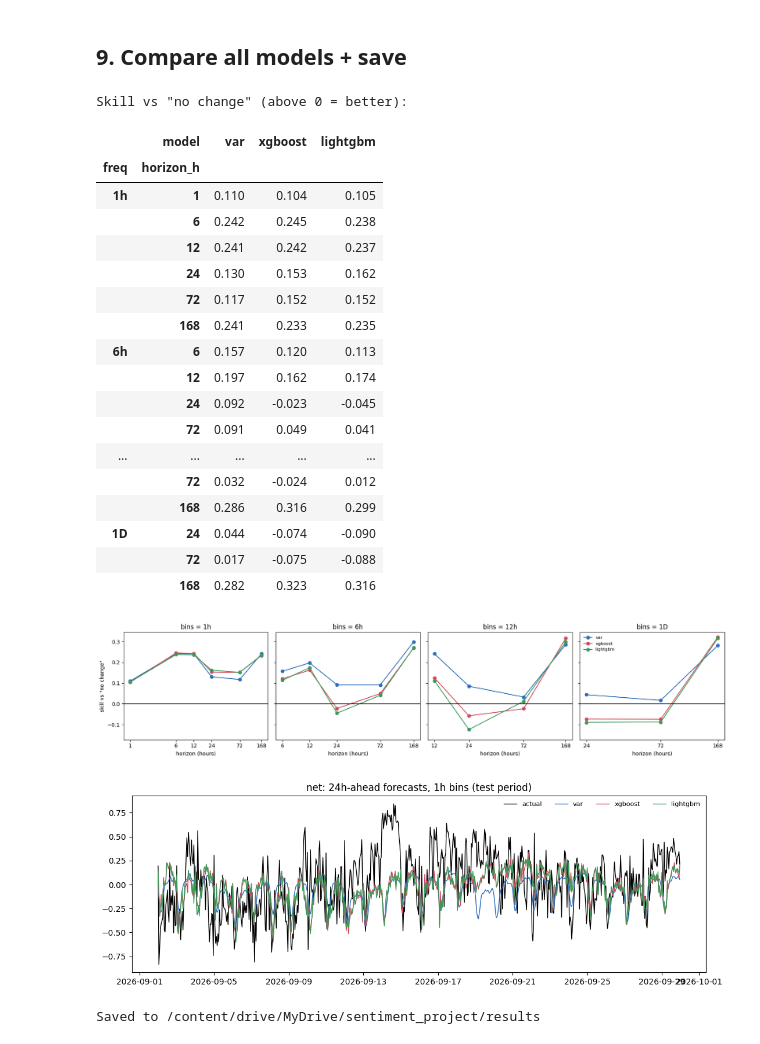
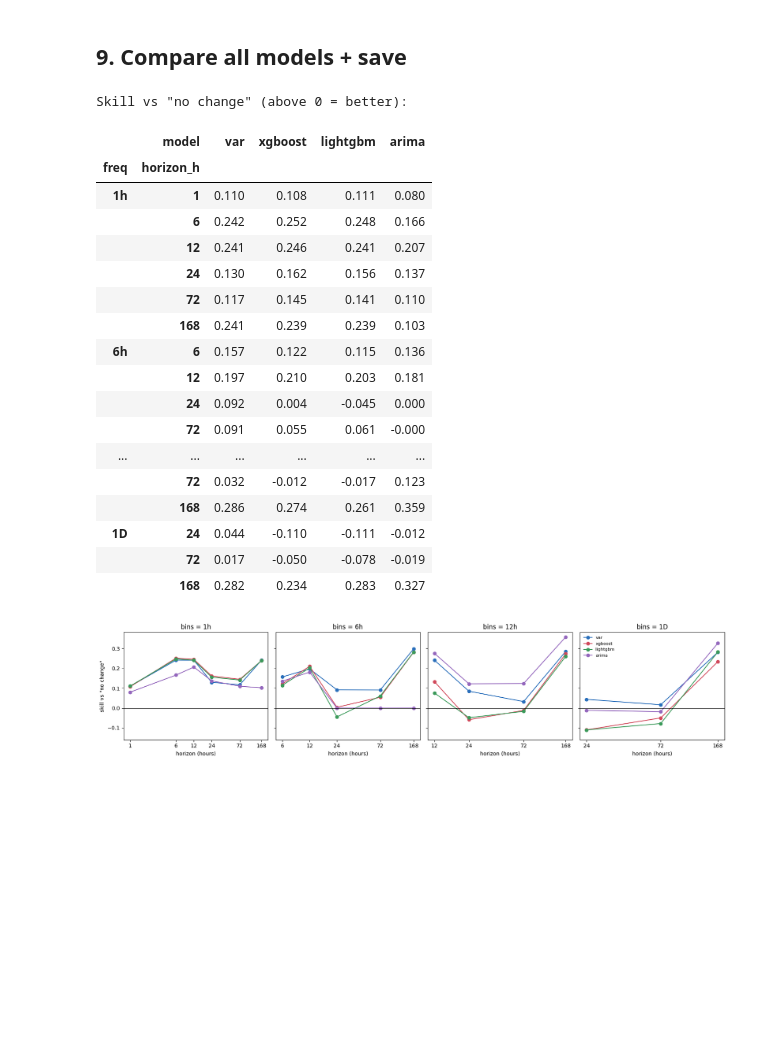
Before and after one commit to fadilaha/Sentiment-Forecast, a Jupyter notebook: sentiment_forecast.ipynb, the cells around one changed output. Drawn from its saved outputs; the diff is of its cells as text; code cells hidden in the pictures; blank space fills up the shorter version.

```diff
--- a/sentiment_forecast.ipynb
+++ b/sentiment_forecast.ipynb
@@ -328,7 +325,7 @@ def build_sentiment_dynamics_features(agg, hours):
 
     # 1. Daily volatility (standard deviation)
     # At least 3 bins are used to calculate volatility.
-    f['y_std_day'] = y.rolling(max(bins_per_day, 3)).std()
+    f['y_std_recent'] = y.rolling(max(bins_per_day, 3)).std()
 
     # 2. First difference: change from the previous time bin
     f['y_diff1'] = y.diff()
@@ -974,7 +1038,7 @@ def fit_var(Z, E, train_end, p_max, ridge=1e-3):
         if best is None or bic < best[0]:
             best = (bic, p, B)
 
-    return best[1], best[2]
+    return best[1], best[2], best[0]
 # %%
 # DEFINE VAR FORECASTING FUNCTIONS
 # Generate multi-step-ahead VAR forecasts
@@ -1079,11 +1143,16 @@ for fq, D in DATA.items():
             continue
 
         # Fit VAR and select lag order
-        p, B = fit_var(
+        p, B, bic = fit_var(
             Z,
             E,
             train_end,
             p_max
+        )
+
+        print(
+            f'  VAR {fq}, fold {fold_id}: '
+            f'selected p = {p}, BIC = {bic:.4f}'
         )
 
         chosen.append(p)
@@ -1279,9 +1411,6 @@ def run_arima(name, order=(1, 1, 1)):
     return pd.concat(rows, ignore_index=True)
 # %%
-PRED['arima'] = run_arima(
-    'arima',
-    order=ARIMA_ORDER
-)
+PRED['arima'] = run_arima('arima')
 
 show('arima')
 # %% [output]
@@ -1314,67 +1451,52 @@ horizon_h
 # %% [markdown]
 ## 9. Compare all models + save
 # %%
-models = [m for m in ('var', 'xgboost', 'lightgbm') if m in PRED]
+models = [m for m in ('var', 'xgboost', 'lightgbm', 'arima') if m in PRED]
 SCORES = pd.concat([score(m) for m in models], ignore_index=True)
 SCORES.to_csv(f'{OUT_DIR}/scores.csv', index=False)
 pd.concat(PRED.values(), ignore_index=True).drop(columns='origin').to_csv(
     f'{OUT_DIR}/predictions.csv', index=False)
 
 print('Skill vs "no change" (above 0 = better):')
 display(SCORES.pivot_table(index=['freq', 'horizon_h'], columns='model', values='skill',
                            sort=False)[models].round(3))
 
-colors = {'var': '#2a6fbb', 'xgboost': '#d1495b', 'lightgbm': '#3b9a5a'}
+colors = {'var': '#2a6fbb', 'xgboost': '#d1495b', 'lightgbm': '#3b9a5a', 'arima': '#9467bd'}
 fig, axes = plt.subplots(1, len(DATA), figsize=(4.2 * len(DATA), 3.8), sharey=True, squeeze=False)
 for ax, fq in zip(axes[0], DATA):
     g = SCORES[SCORES.freq == fq]
     for m in models:
         gm = g[g.model == m].sort_values('horizon_h')
         ax.plot(gm.horizon_h, gm.skill, marker='o', label=m, color=colors[m])
     hs = sorted(g.horizon_h.unique())
     ax.axhline(0, color='k', lw=0.8)
     ax.set_xscale('log'); ax.set_xticks(hs); ax.set_xticklabels(hs); ax.minorticks_off()
     ax.set_title(f'bins = {fq}'); ax.set_xlabel('horizon (hours)')
 axes[0][0].set_ylabel('skill vs "no change"')
 axes[0][0].set_ylim(max(-1, SCORES.skill.min() - 0.05), None)
 axes[0][-1].legend(frameon=False, fontsize=8)
 fig.tight_layout(); fig.savefig(f'{OUT_DIR}/skill_by_horizon.png', dpi=140); plt.show()
-
-# example: 24h-ahead forecasts with the finest bins
-fq = list(DATA)[0]; h = 24
-fig, ax = plt.subplots(figsize=(11, 3.8))
-ref = PRED['persistence'].query('freq == @fq and horizon_h == @h').sort_values('origin_time')
-ax.plot(ref.origin_time + pd.Timedelta(hours=h), ref.y_true, color='k', lw=1, label='actual')
-for m in models:
-    g = PRED[m].query('freq == @fq and horizon_h == @h').sort_values('origin_time')
-    ax.plot(g.origin_time + pd.Timedelta(hours=h), g.y_pred, lw=1, label=m, color=colors[m])
-ax.set_title(f'{TARGET}: {h}h-ahead forecasts, {fq} bins (test period)')
-ax.legend(frameon=False, ncol=4, fontsize=8)
-fig.tight_layout(); fig.savefig(f'{OUT_DIR}/forecast_example.png', dpi=140); plt.show()
-print('Saved to', os.path.abspath(OUT_DIR))
 # %% [output]
 Skill vs "no change" (above 0 = better):
-|  | model | var | xgboost | lightgbm |
-| freq | horizon_h |  |  |  |
-| 1h | 1 | 0.110 | 0.104 | 0.105 |
-|  | 6 | 0.242 | 0.245 | 0.238 |
-|  | 12 | 0.241 | 0.242 | 0.237 |
-|  | 24 | 0.130 | 0.153 | 0.162 |
-|  | 72 | 0.117 | 0.152 | 0.152 |
-|  | 168 | 0.241 | 0.233 | 0.235 |
-| 6h | 6 | 0.157 | 0.120 | 0.113 |
-|  | 12 | 0.197 | 0.162 | 0.174 |
-|  | 24 | 0.092 | -0.023 | -0.045 |
-|  | 72 | 0.091 | 0.049 | 0.041 |
-| ... | ... | ... | ... | ... |
-|  | 72 | 0.032 | -0.024 | 0.012 |
-|  | 168 | 0.286 | 0.316 | 0.299 |
-| 1D | 24 | 0.044 | -0.074 | -0.090 |
-|  | 72 | 0.017 | -0.075 | -0.088 |
-|  | 168 | 0.282 | 0.323 | 0.316 |
+|  | model | var | xgboost | lightgbm | arima |
+| freq | horizon_h |  |  |  |  |
+| 1h | 1 | 0.110 | 0.108 | 0.111 | 0.080 |
+|  | 6 | 0.242 | 0.252 | 0.248 | 0.166 |
+|  | 12 | 0.241 | 0.246 | 0.241 | 0.207 |
+|  | 24 | 0.130 | 0.162 | 0.156 | 0.137 |
+|  | 72 | 0.117 | 0.145 | 0.141 | 0.110 |
+|  | 168 | 0.241 | 0.239 | 0.239 | 0.103 |
+| 6h | 6 | 0.157 | 0.122 | 0.115 | 0.136 |
+|  | 12 | 0.197 | 0.210 | 0.203 | 0.181 |
+|  | 24 | 0.092 | 0.004 | -0.045 | 0.000 |
+|  | 72 | 0.091 | 0.055 | 0.061 | -0.000 |
+| ... | ... | ... | ... | ... | ... |
+|  | 72 | 0.032 | -0.012 | -0.017 | 0.123 |
+|  | 168 | 0.286 | 0.274 | 0.261 | 0.359 |
+| 1D | 24 | 0.044 | -0.110 | -0.111 | -0.012 |
+|  | 72 | 0.017 | -0.050 | -0.078 | -0.019 |
+|  | 168 | 0.282 | 0.234 | 0.283 | 0.327 |
-[figure, old version]
+[figure, new version]
-[figure, removed]
-Saved to /content/drive/MyDrive/sentiment_project/results
 # %%
 # 24h-ahead forecasts: the four bin sizes in a 2x2 grid
 # top left = 1h, top right = 6h, bottom left = 12h, bottom right = 1D
```
Also changed, not shown: parts of 18 cells of this notebook.
